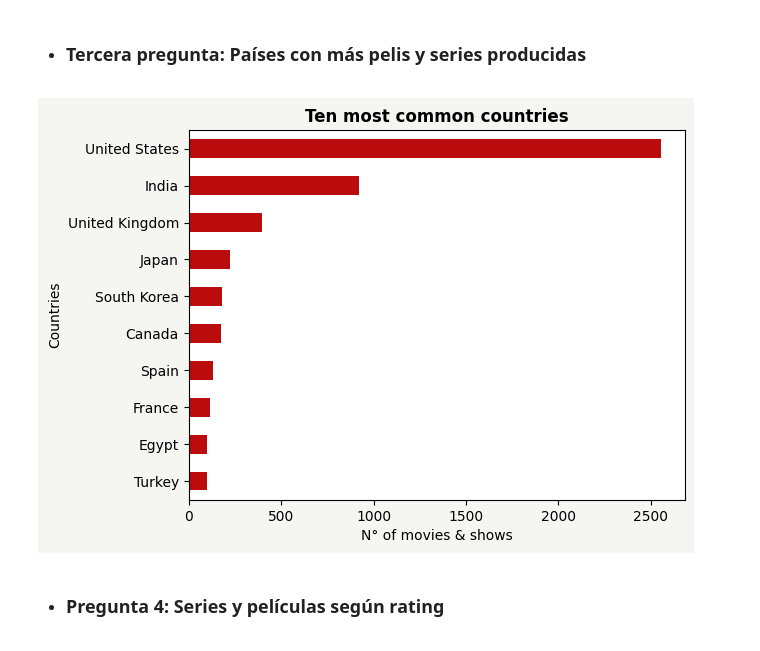
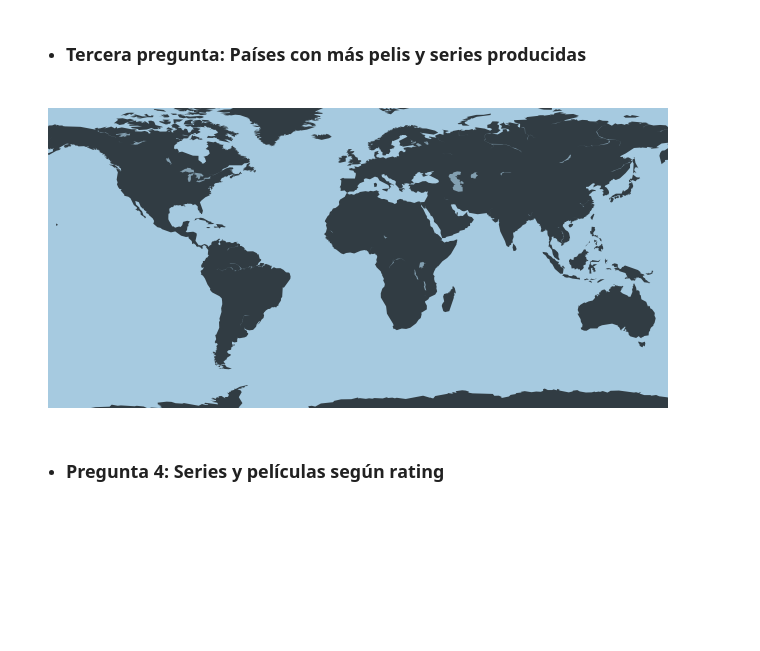
Before and after one commit to Apanizza197/AnalisisDeDatos, a Jupyter notebook: Practico2/practico_2.ipynb, the cells around one changed output. Cells and saved outputs as stored; diff of their text form; code cells hidden in the pictures; blank space fills up the shorter version.

```diff
--- a/Practico2/practico_2.ipynb
+++ b/Practico2/practico_2.ipynb
@@ -86,26 +87,65 @@ plt.show()
 [figure]
 # %% [markdown]
 + ### **Tercera pregunta: Países con más pelis y series producidas**
+# %%
+#Creating a dictionary of the countries
+country_to_coords = {
+    #Pais: (latitud, longitud)
+    'United States': (37.0902, -95.7129),
+    'United Kingdom': (55.3781, -3.4360),
+    'South Korea': (37.5326, 127.0246),
+    'India': (20.5937, 78.9629),
+    'Canada':  (56.1304, -106.3468),
+    'Japan': (36.2048, 138.2529),
+    'Turkey': (39.1667, 35.6667),
+    'Spain': (40.4637, -3.7492),
+    'France': (46.6034, 1.8883),
+    'Egypt': (26.4337, 29.8240)
+}
+# %%
+#Converting to string and discarding nan values
+df['country'] = df['country'].astype(str)
+df = df[df['country'].str.lower() != 'nan']
+
+#Discarding null country values and counting top 10 countries
+df_countries = df['country'].dropna()
+country_count = df['country'].value_counts().head(10)
+
+#Creating the map
+plt.figure(figsize=(8, 10))
+wmap = Basemap(llcrnrlon=-160, llcrnrlat=-75,urcrnrlon=160,urcrnrlat=80)
+
+# Draw boundaries, continents and coastlins
+wmap.drawmapboundary(fill_color='#A6CAE0', linewidth=0)
+wmap.fillcontinents(color='black', alpha=0.7, lake_color='#A6CAE0')
+wmap.drawcoastlines(linewidth=0, color="white")
+
+#Plotting scatter bubbles of the countries
+for country, country_count in df_countries.items():
+    coords = country_to_coords.get(country)
+    if coords:
+        x, y = wmap(coords[1], coords[0])
+        wmap.scatter(x, y, s=country_count/10, c=colours[4], alpha=0.4, edgecolor='k', linewidth=1)
+
+
+# show
+plt.show()
+# %% [output]
+[figure, added]
 # %%
-#Converting to string and discarding nan values
-df['country'] = df['country'].astype(str)
-df = df[df['country'].str.lower() != 'nan']
+#Counting the countries and plotting the ten most common
+# country_count = df['country'].value_counts().head(10)
+# country_count_sorted = country_count.sort_values(ascending=True)
 
-#Counting the countries and plotting the ten most common
-country_count = df['country'].value_counts().head(10)
-country_count_sorted = country_count.sort_values(ascending=True)
-
-#Plotting the graph of the most common countries in a horizontal bar chart
-fig, ax = plt.subplots()
-fig.patch.set_facecolor(color=colours[0])
-bar_colours = [colours[2]] * 10
-country_count_sorted.plot(kind='barh', color=bar_colours, ax=ax)
-ax.set_title('Ten most common countries', fontweight = 'bold')
-ax.set_xlabel('N° of movies & shows')
-ax.set_ylabel('Countries')
-plt.show()
+# #Plotting the graph of the most common countries in a horizontal bar chart
+# fig, ax = plt.subplots()
+# fig.patch.set_facecolor(color=colours[0])
+# bar_colours = [colours[2]] * 10
+# country_count_sorted.plot(kind='barh', color=bar_colours, ax=ax)
+# ax.set_title('Ten most common countries', fontweight = 'bold')
+# ax.set_xlabel('N° of movies & shows')
+# ax.set_ylabel('Countries')
+# plt.show()
-# %% [output]
-[figure, removed]
 # %% [markdown]
 + ### **Pregunta 4: Series y películas según rating**
 # %%
```
Also changed, not shown: parts of 3 cells of this notebook, 1 other file.
